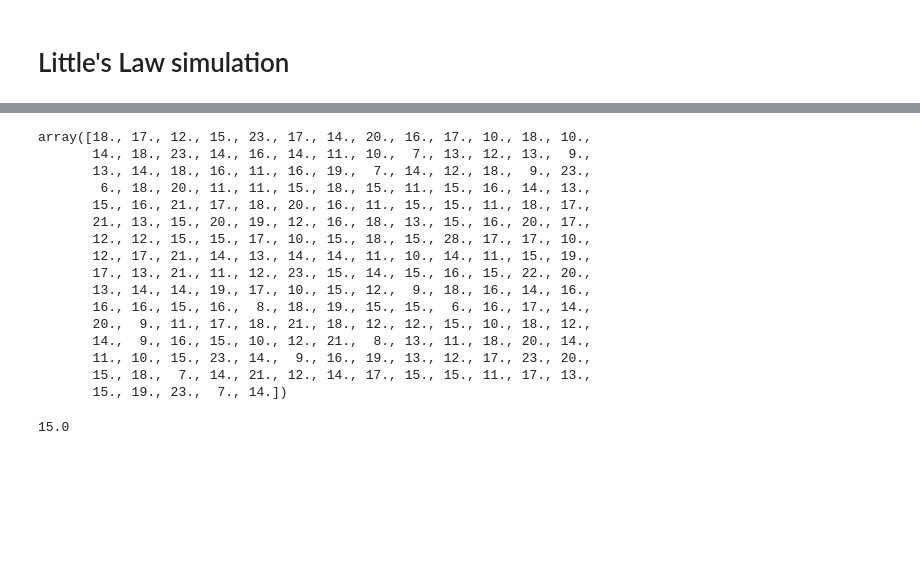
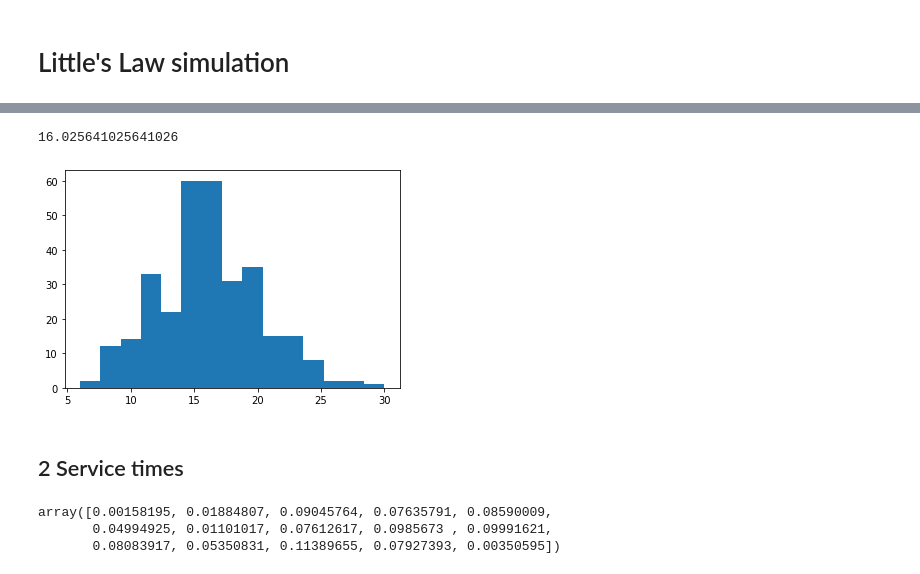
Before and after one commit to williewheeler/stats-demos, a Jupyter notebook: queueing/littles-law-sim.ipynb, the cells around one changed output, grey strips where cells are left out. Cells and saved outputs as stored; diff of their text form; code cells hidden in the pictures; blank space fills up the shorter version.

```diff
--- a/queueing/littles-law-sim.ipynb
+++ b/queueing/littles-law-sim.ipynb
@@ -41,23 +80,11 @@ plt.show()
 # %%
-counts
+np.mean(counts)
 # %% [output]
-array([18., 17., 12., 15., 23., 17., 14., 20., 16., 17., 10., 18., 10.,
-       14., 18., 23., 14., 16., 14., 11., 10.,  7., 13., 12., 13.,  9.,
-       13., 14., 18., 16., 11., 16., 19.,  7., 14., 12., 18.,  9., 23.,
-        6., 18., 20., 11., 11., 15., 18., 15., 11., 15., 16., 14., 13.,
-       15., 16., 21., 17., 18., 20., 16., 11., 15., 15., 11., 18., 17.,
-       21., 13., 15., 20., 19., 12., 16., 18., 13., 15., 16., 20., 17.,
-       12., 12., 15., 15., 17., 10., 15., 18., 15., 28., 17., 17., 10.,
-       12., 17., 21., 14., 13., 14., 14., 11., 10., 14., 11., 15., 19.,
-       17., 13., 21., 11., 12., 23., 15., 14., 15., 16., 15., 22., 20.,
-       13., 14., 14., 19., 17., 10., 15., 12.,  9., 18., 16., 14., 16.,
-       16., 16., 15., 16.,  8., 18., 19., 15., 15.,  6., 16., 17., 14.,
-       20.,  9., 11., 17., 18., 21., 18., 12., 12., 15., 10., 18., 12.,
-       14.,  9., 16., 15., 10., 12., 21.,  8., 13., 11., 18., 20., 14.,
-       11., 10., 15., 23., 14.,  9., 16., 19., 13., 12., 17., 23., 20.,
-       15., 18.,  7., 14., 21., 12., 14., 17., 15., 15., 11., 17., 13.,
-       15., 19., 23.,  7., 14.])
+16.025641025641026
 # %%
-np.mean(counts)
+plt.hist(counts, bins=15)
+plt.show()
 # %% [output]
-15.0
+[figure, added]
+# %% [markdown]
+## 2 Service times
@@ -63,0 +97,6 @@ np.mean(counts)
+# %%
+service_times[0:15]
+# %% [output]
+array([0.00158195, 0.01884807, 0.09045764, 0.07635791, 0.08590009,
+       0.04994925, 0.01101017, 0.07612617, 0.0985673 , 0.09991621,
+       0.08083917, 0.05350831, 0.11389655, 0.07927393, 0.00350595])
```
Also changed, not shown: parts of 29 cells of this notebook.
